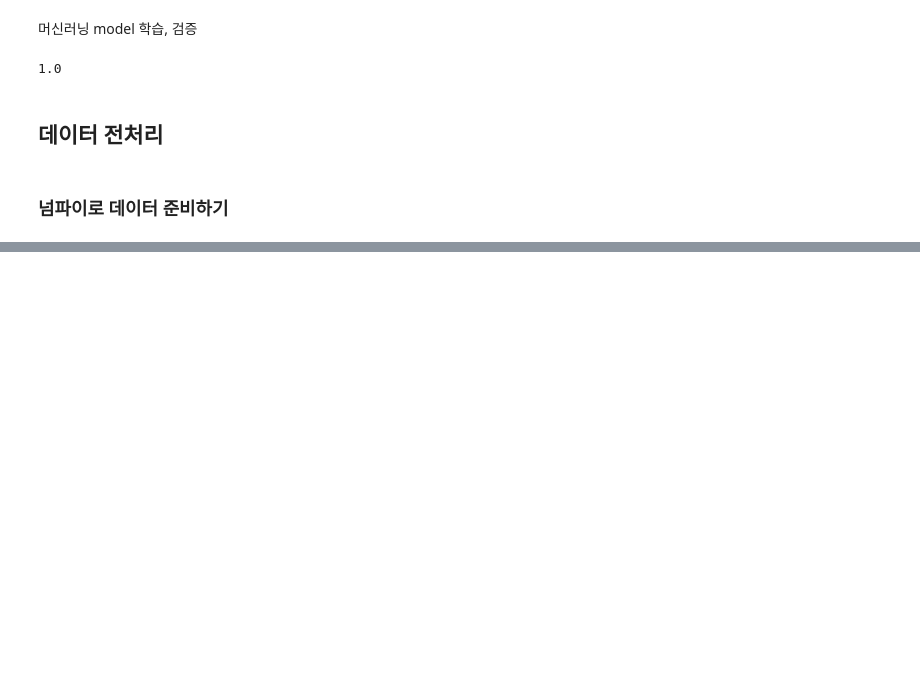
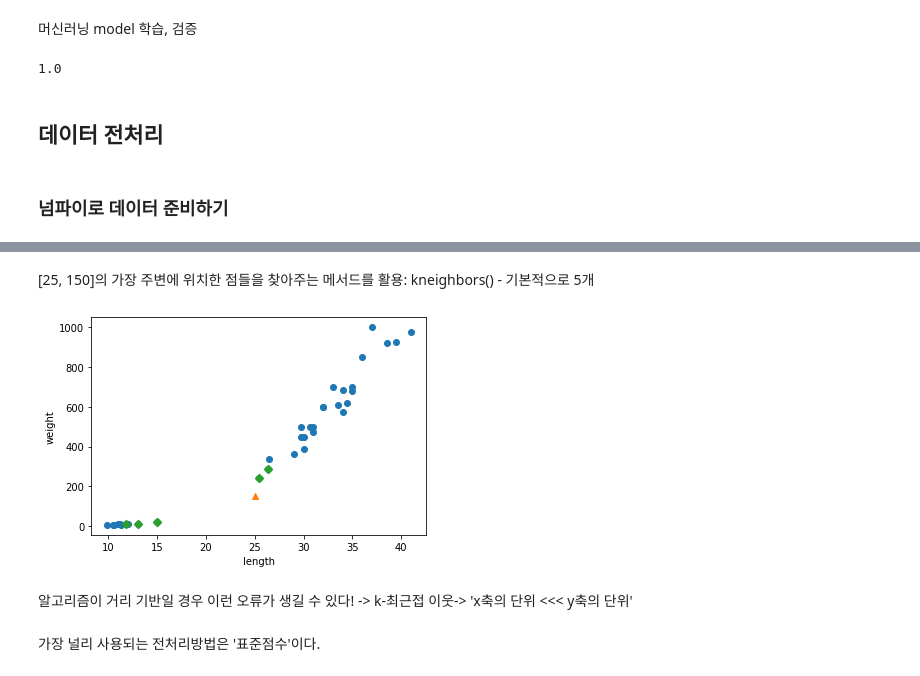
Before and after one commit to Dog-gum/Ai-study, a Jupyter notebook: 인공지능_Tutorial.ipynb, the cells around one changed output, grey strips where cells are left out. Drawn from its saved outputs; the diff is of its cells as text; code cells hidden in the pictures; blank space fills up the shorter version.

```diff
--- a/인공지능_Tutorial.ipynb
+++ b/인공지능_Tutorial.ipynb
@@ -233,0 +295,17 @@ import numpy as np
+# %% [markdown]
+[25, 150]의 가장 주변에 위치한 점들을 찾아주는 메서드를 활용: kneighbors() - 기본적으로 5개
+# %%
+distances, indexes = kn.kneighbors([[25,150]])
+
+plt.scatter(train_input[:,0], train_input[:,1])
+plt.scatter(25, 150, marker='^') # 삼각형
+plt.scatter(train_input[indexes,0], train_input[indexes,1], marker='D') # 마름모
+plt.xlabel('length')
+plt.ylabel('weight')
+plt.show()
+# %% [output]
+[figure, added]
+# %% [markdown]
+알고리즘이 거리 기반일 경우 이런 오류가 생길 수 있다! -> k-최근접 이웃-> 'x축의 단위 <<< y축의 단위'
+# %% [markdown]
+가장 널리 사용되는 전처리방법은 '표준점수'이다.
```
Also changed, not shown: parts of 19 cells of this notebook.
